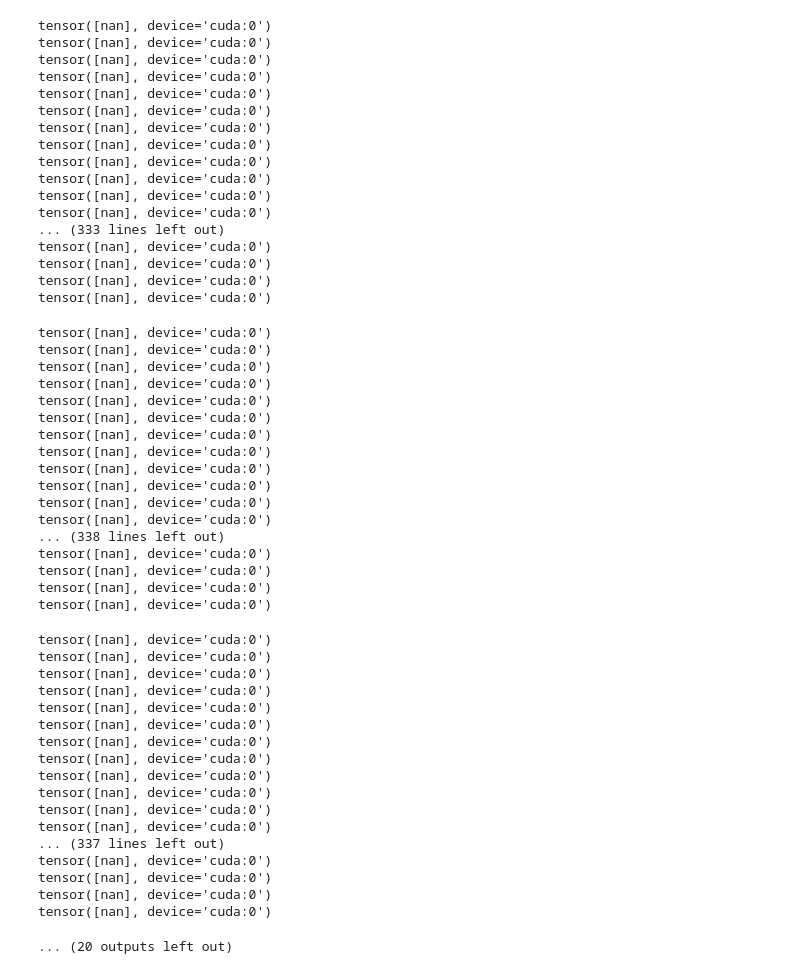
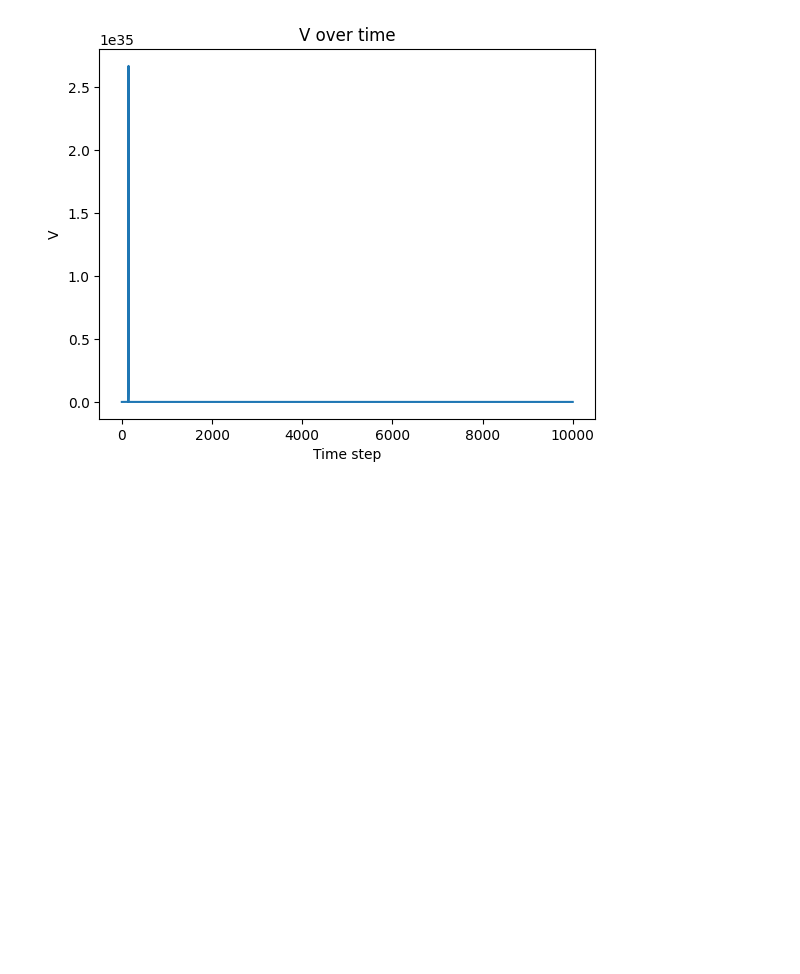
Before and after one commit to andreagoertzen/dissipativity-learning, a Jupyter notebook: KS/pca_eval.ipynb, the cells around one changed output. Cells and saved outputs as stored; diff of their text form; code cells hidden in the pictures; blank space fills up the shorter version.

```diff
--- a/KS/pca_eval.ipynb
+++ b/KS/pca_eval.ipynb
@@ -95,7 +95,8 @@ def rollout_on_test(eval_model, data_x, trunk_scale, test_traj, device):
 	Q = eval_model.V._construct_Q().to(device)
 	V_hist = torch.zeros(test_traj.shape[1]).to(device)
 
-	for t in tqdm(range(test_traj.shape[1]-1)):
+	# for t in tqdm(range(test_traj.shape[1]-1)):
+	for t in tqdm(range(150)):
 		with torch.no_grad():
 		# Forward pass through the model
 			input_t = (pred_traj[:, t, :], trunk_input)
@@ -106,11 +107,15 @@ def rollout_on_test(eval_model, data_x, trunk_scale, test_traj, device):
 			w_diff = w_in - eval_model.V.x_0
 
 			dVdw = 2 * (w_diff @ Q)
-			cond = (dVdw * w_out).sum(dim=1) - (dVdw * w_in).sum(dim=1) + dt * (eval_model.V(w_in) - eval_model.c ** 2)
-			print((dVdw ** 2).sum(dim=1))
+			# cond = (dVdw * w_out).sum(dim=1) - (dVdw * w_in).sum(dim=1) + dt * (eval_model.V(w_in) - eval_model.c ** 2)
+			A = dVdw
+			bx = eval_model.V(w_in)-(1/dt) * torch.einsum('bi,bi->b',dVdw, w_in) - eval_model.c**2
+			cond = torch.einsum('bi,bi->b',A,w_out) + bx
+			# print((dVdw ** 2).sum(dim=1))
 
 			if cond > 0:
 				print(f"Condition violated at timestep {t}: {cond.item()}")
+			print(cond)
 			V_hist[t] = eval_model.V(w_in)
 
 	# plot the V_hist against time
@@ -128,7 +133,7 @@ def rollout_on_test(eval_model, data_x, trunk_scale, test_traj, device):
 device = torch.device('cuda' if torch.cuda.is_available() else 'cpu')
 print(f"Using device: {device}")
 
-model_path = 'Trained_Models/0818_19/E10000_TS0.05_branchConv0_trunkHidden3__proj_LamRegVol0.1_C030.0_diagQ_dim256_v2' + '/model_epoch_best.pt'
+model_path = 'Trained_Models/0818_20/E10000_TS0.05_branchConv0_trunkHidden3__proj_LamRegVol1.0_C030.0_diagQ_dim256_v2' + '/model_epoch_best.pt'
 model_params = np.load(model_path.replace('model_epoch_best.pt', 'model_params.npz'), allow_pickle=True)
 
 # Step 1: Load the read-only .npz file
@@ -332,55 +218,4 @@ tensor([nan], device='cuda:0')
-tensor([nan], device='cuda:0')
-tensor([nan], device='cuda:0')
-tensor([nan], device='cuda:0')
-tensor([nan], device='cuda:0')
-tensor([nan], device='cuda:0')
-tensor([nan], device='cuda:0')
-tensor([nan], device='cuda:0')
-tensor([nan], device='cuda:0')
-tensor([nan], device='cuda:0')
-tensor([nan], device='cuda:0')
-tensor([nan], device='cuda:0')
-tensor([nan], device='cuda:0')
-... (333 lines left out)
-tensor([nan], device='cuda:0')
-tensor([nan], device='cuda:0')
-tensor([nan], device='cuda:0')
-tensor([nan], device='cuda:0')
-tensor([nan], device='cuda:0')
-tensor([nan], device='cuda:0')
-tensor([nan], device='cuda:0')
-tensor([nan], device='cuda:0')
-tensor([nan], device='cuda:0')
-tensor([nan], device='cuda:0')
-tensor([nan], device='cuda:0')
-tensor([nan], device='cuda:0')
-tensor([nan], device='cuda:0')
-tensor([nan], device='cuda:0')
-tensor([nan], device='cuda:0')
-tensor([nan], device='cuda:0')
-... (338 lines left out)
-tensor([nan], device='cuda:0')
-tensor([nan], device='cuda:0')
-tensor([nan], device='cuda:0')
-tensor([nan], device='cuda:0')
-tensor([nan], device='cuda:0')
-tensor([nan], device='cuda:0')
-tensor([nan], device='cuda:0')
-tensor([nan], device='cuda:0')
-tensor([nan], device='cuda:0')
-tensor([nan], device='cuda:0')
-tensor([nan], device='cuda:0')
-tensor([nan], device='cuda:0')
-tensor([nan], device='cuda:0')
-tensor([nan], device='cuda:0')
-tensor([nan], device='cuda:0')
-tensor([nan], device='cuda:0')
-... (337 lines left out)
-tensor([nan], device='cuda:0')
-tensor([nan], device='cuda:0')
-tensor([nan], device='cuda:0')
-tensor([nan], device='cuda:0')
-... (20 outputs left out)
+[figure, added]
 # %%
 visualize_ellipsoid(test_traj, None, Q, c)
 # %% [output]
```
Also changed, not shown: parts of 2 cells of this notebook, 1 other file.
